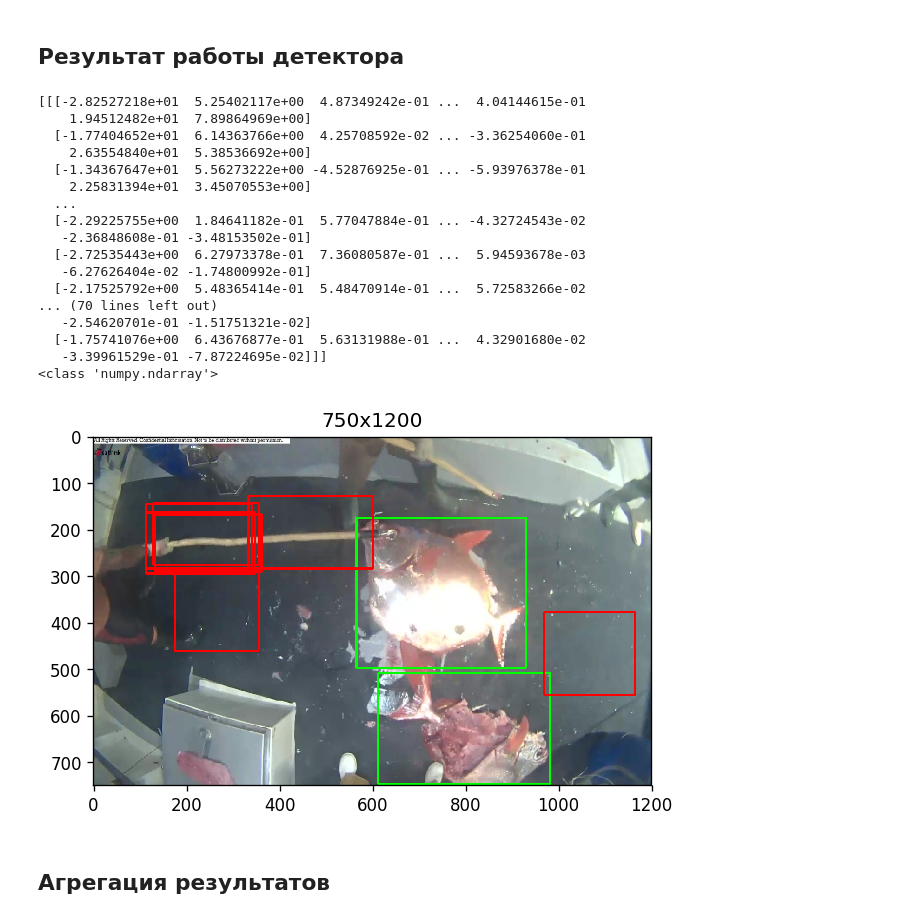
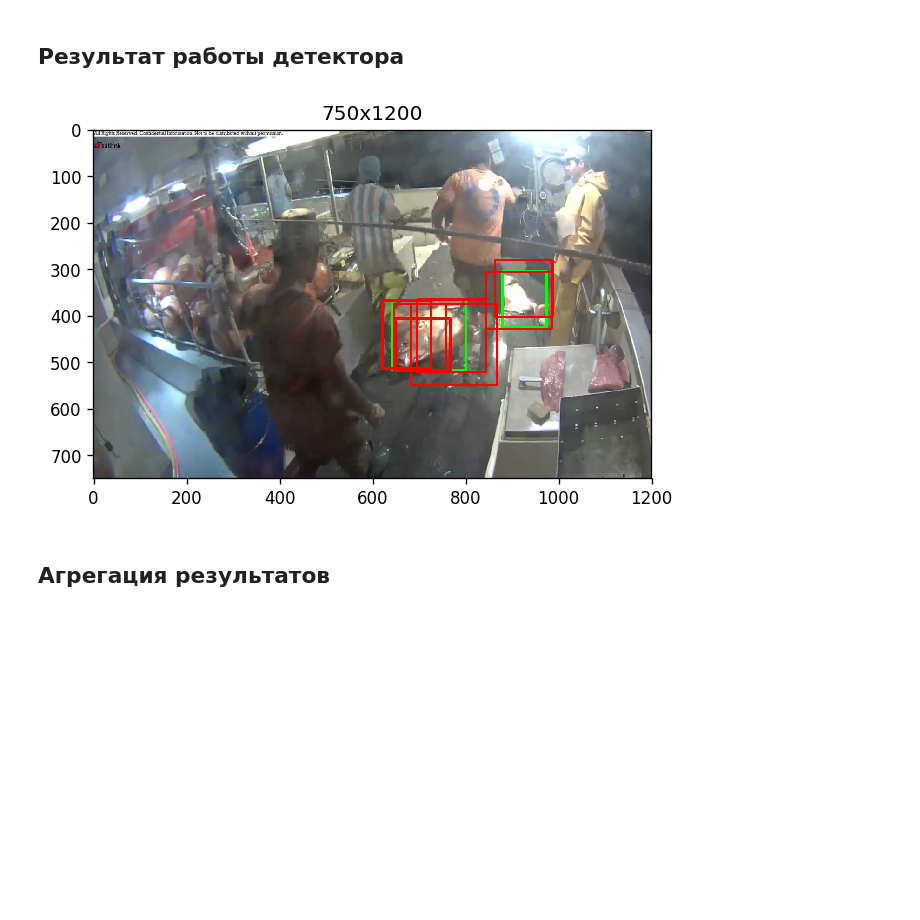
Before and after one commit to jkDina/computer_vision, a Jupyter notebook: aml-hw28/aml-hw28.ipynb, the cells around one changed output. Saved outputs shown, nothing was run; the diff lists cells and outputs as text; code cells hidden in the pictures; blank space fills up the shorter version.

```diff
--- a/aml-hw28/aml-hw28.ipynb
+++ b/aml-hw28/aml-hw28.ipynb
@@ -373,7 +373,7 @@ def total_loss(y_true, y_pred, neg_pos_ratio=3):
     # total class loss
     #total_class_loss = class_loss
 
-    loss = total_conf_loss + 0.5 * loc_loss + class_loss
+    loss = total_conf_loss + 0.5 * loc_loss + 0.25 * class_loss
     return loss
 # %% [markdown]
 ## Загрузка данных
@@ -503,38 +505,21 @@ np.array(y).shape (5, 23, 37, 11)
 ## Результат работы детектора
 # %%
 np.set_printoptions(threshold=20)
-example = boxes['lag'][15]
+example = boxes['lag'][20]
 
 _, sample_img = load_img(example['filename'])
 pred = model.predict(np.array([sample_img,]))[0]
-print(pred)
-print(type(pred))
+#print(pred)
+#print(type(pred))
 
 decoded = decode_prediction(pred, conf_thr=0.)
 decoded = sorted(decoded, key=lambda e: -e['conf'])
 
 plt.figure(figsize=(6, 6), dpi=120)
 img = draw_boxes(example, decoded[:7], (IMG_WIDTH, IMG_HEIGHT))
 plt.imshow(img)
 plt.title('{}x{}'.format(*img.shape));
 # %% [output]
-[[[-2.82527218e+01  5.25402117e+00  4.87349242e-01 ...  4.04144615e-01
-    1.94512482e+01  7.89864969e+00]
-  [-1.77404652e+01  6.14363766e+00  4.25708592e-02 ... -3.36254060e-01
-    2.63554840e+01  5.38536692e+00]
-  [-1.34367647e+01  5.56273222e+00 -4.52876925e-01 ... -5.93976378e-01
-    2.25831394e+01  3.45070553e+00]
-  ...
-  [-2.29225755e+00  1.84641182e-01  5.77047884e-01 ... -4.32724543e-02
-   -2.36848608e-01 -3.48153502e-01]
-  [-2.72535443e+00  6.27973378e-01  7.36080587e-01 ...  5.94593678e-03
-   -6.27626404e-02 -1.74800992e-01]
-  [-2.17525792e+00  5.48365414e-01  5.48470914e-01 ...  5.72583266e-02
-... (70 lines left out)
-   -2.54620701e-01 -1.51751321e-02]
-  [-1.75741076e+00  6.43676877e-01  5.63131988e-01 ...  4.32901680e-02
-   -3.39961529e-01 -7.87224695e-02]]]
-<class 'numpy.ndarray'>
-[figure, old version]
+[figure, new version]
 # %% [markdown]
 ## Агрегация результатов
```
Also changed, not shown: parts of 4 cells of this notebook.
